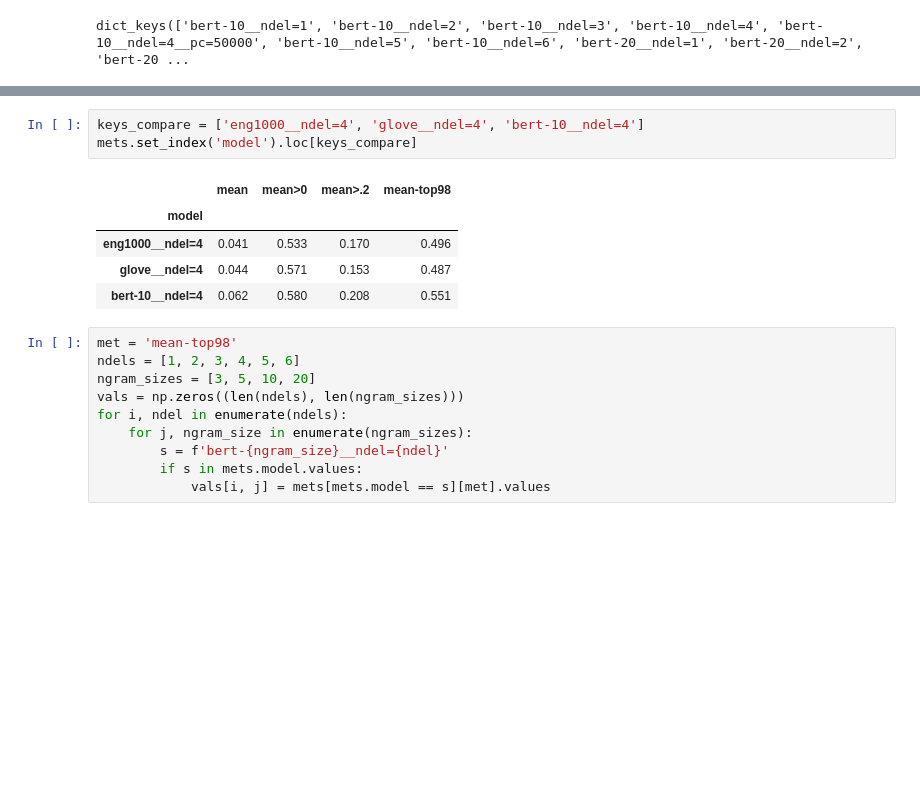
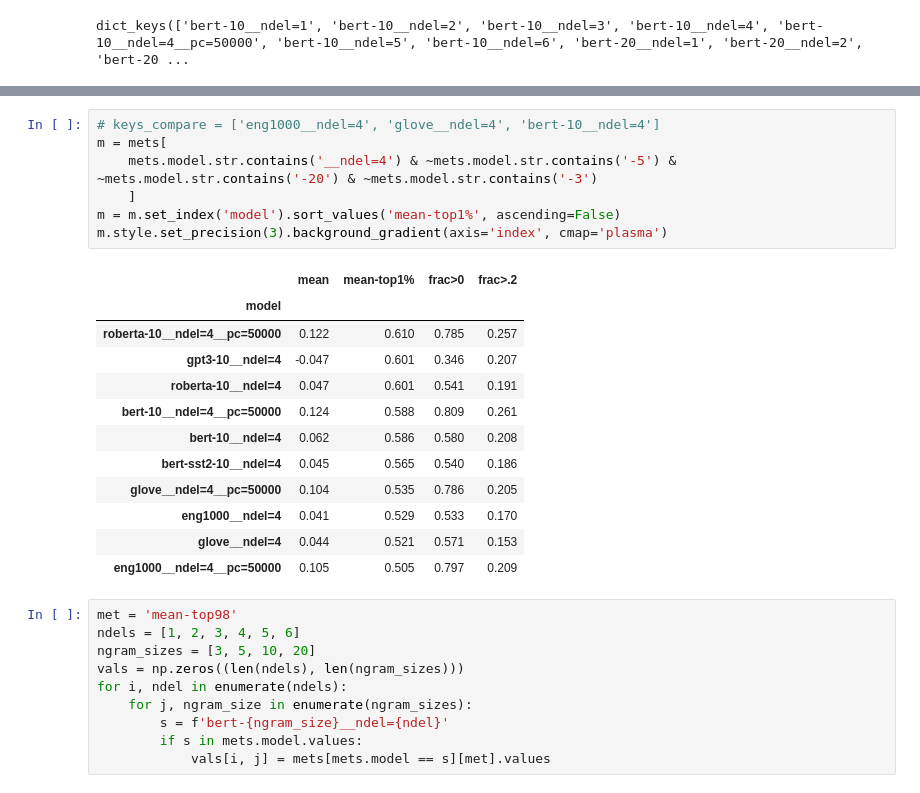
Before and after one commit to csinva/interpretable-embeddings, a Jupyter notebook: notebooks/01_encoding.ipynb, the cells around one changed output, grey strips where cells are left out. Cells and saved outputs as stored; diff of their text form; blank space fills up the shorter version.

```diff
--- a/notebooks/01_encoding.ipynb
+++ b/notebooks/01_encoding.ipynb
@@ -76,12 +76,23 @@ mets.style.set_precision(3).background_gradient(axis='index', cmap='plasma')
-# %%
-keys_compare = ['eng1000__ndel=4', 'glove__ndel=4', 'bert-10__ndel=4']
-mets.set_index('model').loc[keys_compare]
-# %% [output]
-|  | mean | mean>0 | mean>.2 | mean-top98 |
-| model |  |  |  |  |
-| eng1000__ndel=4 | 0.041 | 0.533 | 0.170 | 0.496 |
-| glove__ndel=4 | 0.044 | 0.571 | 0.153 | 0.487 |
-| bert-10__ndel=4 | 0.062 | 0.580 | 0.208 | 0.551 |
+# %%
+# keys_compare = ['eng1000__ndel=4', 'glove__ndel=4', 'bert-10__ndel=4']
+m = mets[
+    mets.model.str.contains('__ndel=4') & ~mets.model.str.contains('-5') & ~mets.model.str.contains('-20') & ~mets.model.str.contains('-3')
+    ]
+m = m.set_index('model').sort_values('mean-top1%', ascending=False)
+m.style.set_precision(3).background_gradient(axis='index', cmap='plasma')
+# %% [output]
+|  | mean | mean-top1% | frac>0 | frac>.2 |
+| model |  |  |  |  |
+| roberta-10__ndel=4__pc=50000 | 0.122 | 0.610 | 0.785 | 0.257 |
+| gpt3-10__ndel=4 | -0.047 | 0.601 | 0.346 | 0.207 |
+| roberta-10__ndel=4 | 0.047 | 0.601 | 0.541 | 0.191 |
+| bert-10__ndel=4__pc=50000 | 0.124 | 0.588 | 0.809 | 0.261 |
+| bert-10__ndel=4 | 0.062 | 0.586 | 0.580 | 0.208 |
+| bert-sst2-10__ndel=4 | 0.045 | 0.565 | 0.540 | 0.186 |
+| glove__ndel=4__pc=50000 | 0.104 | 0.535 | 0.786 | 0.205 |
+| eng1000__ndel=4 | 0.041 | 0.529 | 0.533 | 0.170 |
+| glove__ndel=4 | 0.044 | 0.521 | 0.571 | 0.153 |
+| eng1000__ndel=4__pc=50000 | 0.105 | 0.505 | 0.797 | 0.209 |
 # %%
 met = 'mean-top98'
 ndels = [1, 2, 3, 4, 5, 6]
```
Also changed, not shown: parts of 3 cells of this notebook, 10 other files.
